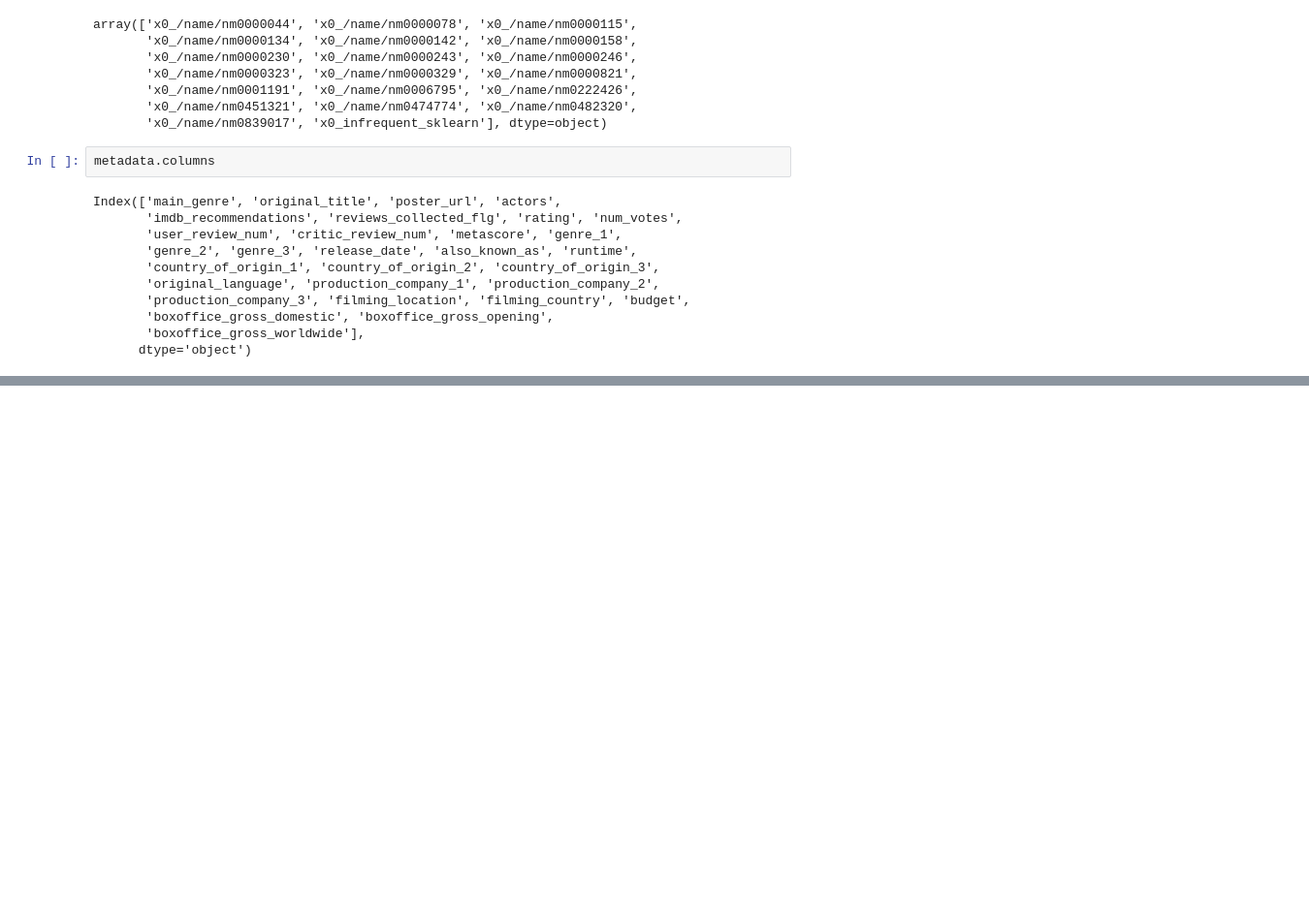
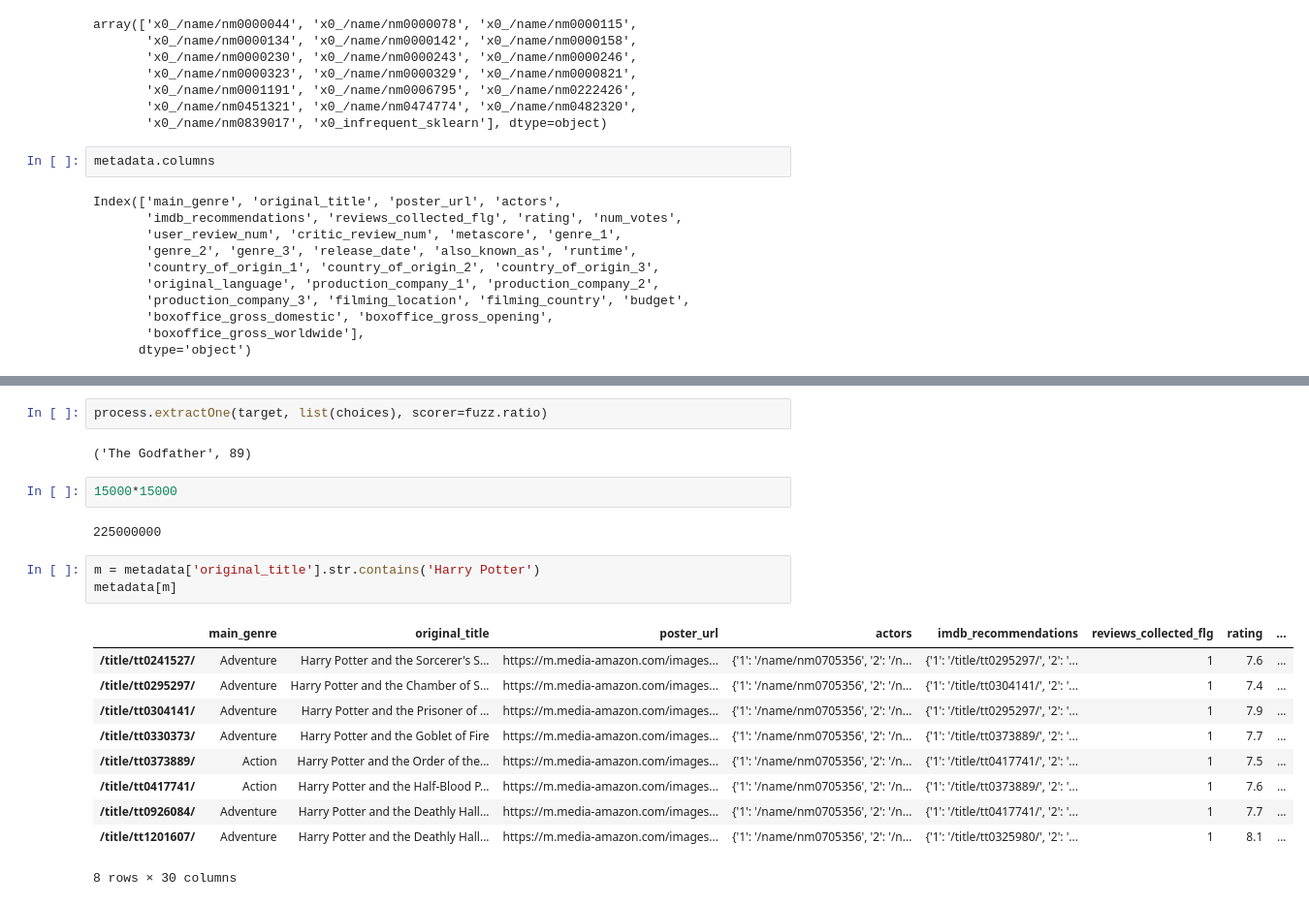
Before and after one commit to ilyamil/movie_recommender_system, a Jupyter notebook: notebooks/modeling.ipynb, the cells around one changed output, grey strips where cells are left out. Shown: that part at 97% size. Saved outputs shown, nothing was run; the diff lists cells and outputs as text; blank space fills up the shorter version.

```diff
--- a/notebooks/modeling.ipynb
+++ b/notebooks/modeling.ipynb
@@ -713,0 +916,22 @@ feats.memory_usage(deep=True).sum()/1024/1024
+# %%
+process.extractOne(target, list(choices), scorer=fuzz.ratio)
+# %% [output]
+('The Godfather', 89)
+# %%
+15000*15000
+# %% [output]
+225000000
+# %%
+m = metadata['original_title'].str.contains('Harry Potter')
+metadata[m]
+# %% [output]
+|  | main_genre | original_title | poster_url | actors | imdb_recommendations | reviews_collected_flg | rating | ... |
+| /title/tt0241527/ | Adventure | Harry Potter and the Sorcerer's S... | https://m.media-amazon.com/images... | {'1': '/name/nm0705356', '2': '/n... | {'1': '/title/tt0295297/', '2': '... | 1 | 7.6 | ... |
+| /title/tt0295297/ | Adventure | Harry Potter and the Chamber of S... | https://m.media-amazon.com/images... | {'1': '/name/nm0705356', '2': '/n... | {'1': '/title/tt0304141/', '2': '... | 1 | 7.4 | ... |
+| /title/tt0304141/ | Adventure | Harry Potter and the Prisoner of ... | https://m.media-amazon.com/images... | {'1': '/name/nm0705356', '2': '/n... | {'1': '/title/tt0295297/', '2': '... | 1 | 7.9 | ... |
+| /title/tt0330373/ | Adventure | Harry Potter and the Goblet of Fire | https://m.media-amazon.com/images... | {'1': '/name/nm0705356', '2': '/n... | {'1': '/title/tt0373889/', '2': '... | 1 | 7.7 | ... |
+| /title/tt0373889/ | Action | Harry Potter and the Order of the... | https://m.media-amazon.com/images... | {'1': '/name/nm0705356', '2': '/n... | {'1': '/title/tt0417741/', '2': '... | 1 | 7.5 | ... |
+| /title/tt0417741/ | Action | Harry Potter and the Half-Blood P... | https://m.media-amazon.com/images... | {'1': '/name/nm0705356', '2': '/n... | {'1': '/title/tt0373889/', '2': '... | 1 | 7.6 | ... |
+| /title/tt0926084/ | Adventure | Harry Potter and the Deathly Hall... | https://m.media-amazon.com/images... | {'1': '/name/nm0705356', '2': '/n... | {'1': '/title/tt0417741/', '2': '... | 1 | 7.7 | ... |
+| /title/tt1201607/ | Adventure | Harry Potter and the Deathly Hall... | https://m.media-amazon.com/images... | {'1': '/name/nm0705356', '2': '/n... | {'1': '/title/tt0325980/', '2': '... | 1 | 8.1 | ... |
+8 rows × 30 columns
```
Also changed, not shown: parts of 28 cells of this notebook.
